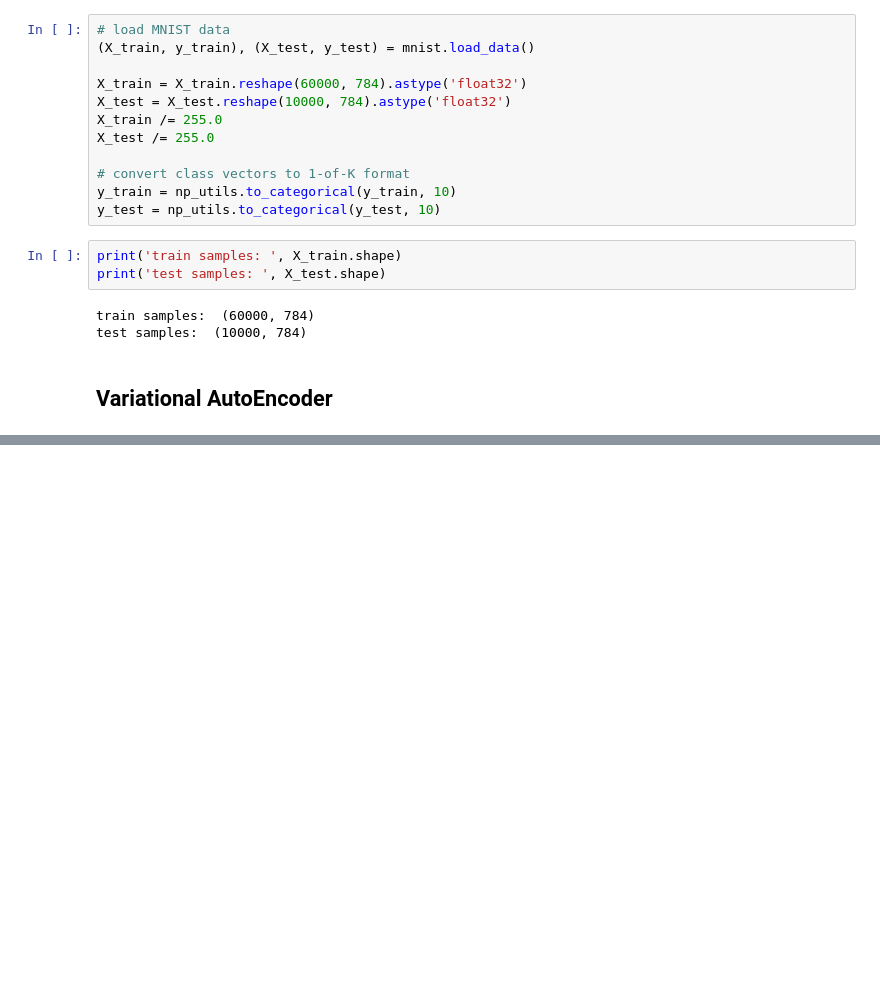
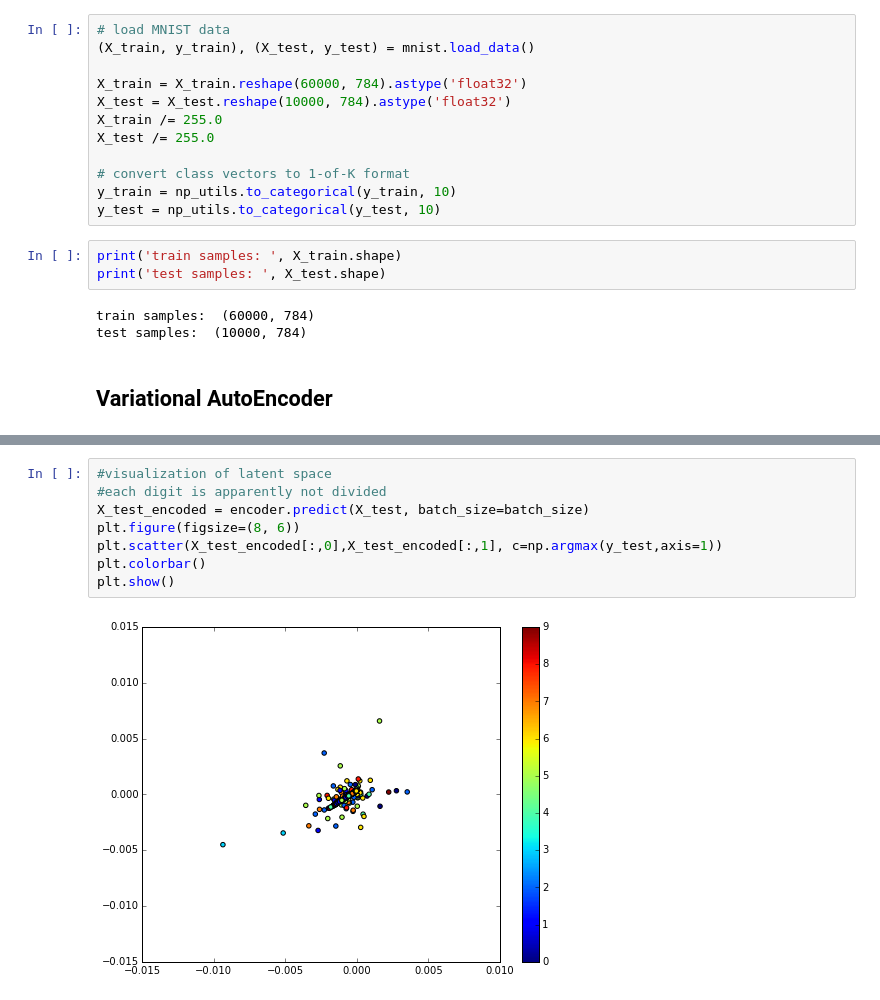
Before and after one commit to sh-tatsuno/keras, a Jupyter notebook: Variational_Auto_Encoder.ipynb, the cells around one changed output, grey strips where cells are left out. Drawn from its saved outputs; the diff is of its cells as text; blank space fills up the shorter version.

```diff
--- a/Variational_Auto_Encoder.ipynb
+++ b/Variational_Auto_Encoder.ipynb
@@ -59,0 +132,10 @@ x_decoded_mean = decoder_mean(h_decoded)
+# %%
+#visualization of latent space
+#each digit is apparently not divided
+X_test_encoded = encoder.predict(X_test, batch_size=batch_size)
+plt.figure(figsize=(8, 6))
+plt.scatter(X_test_encoded[:,0],X_test_encoded[:,1], c=np.argmax(y_test,axis=1))
+plt.colorbar()
+plt.show()
+# %% [output]
+[figure, added]
```
Also changed, not shown: parts of 34 cells of this notebook, 1 other file.
